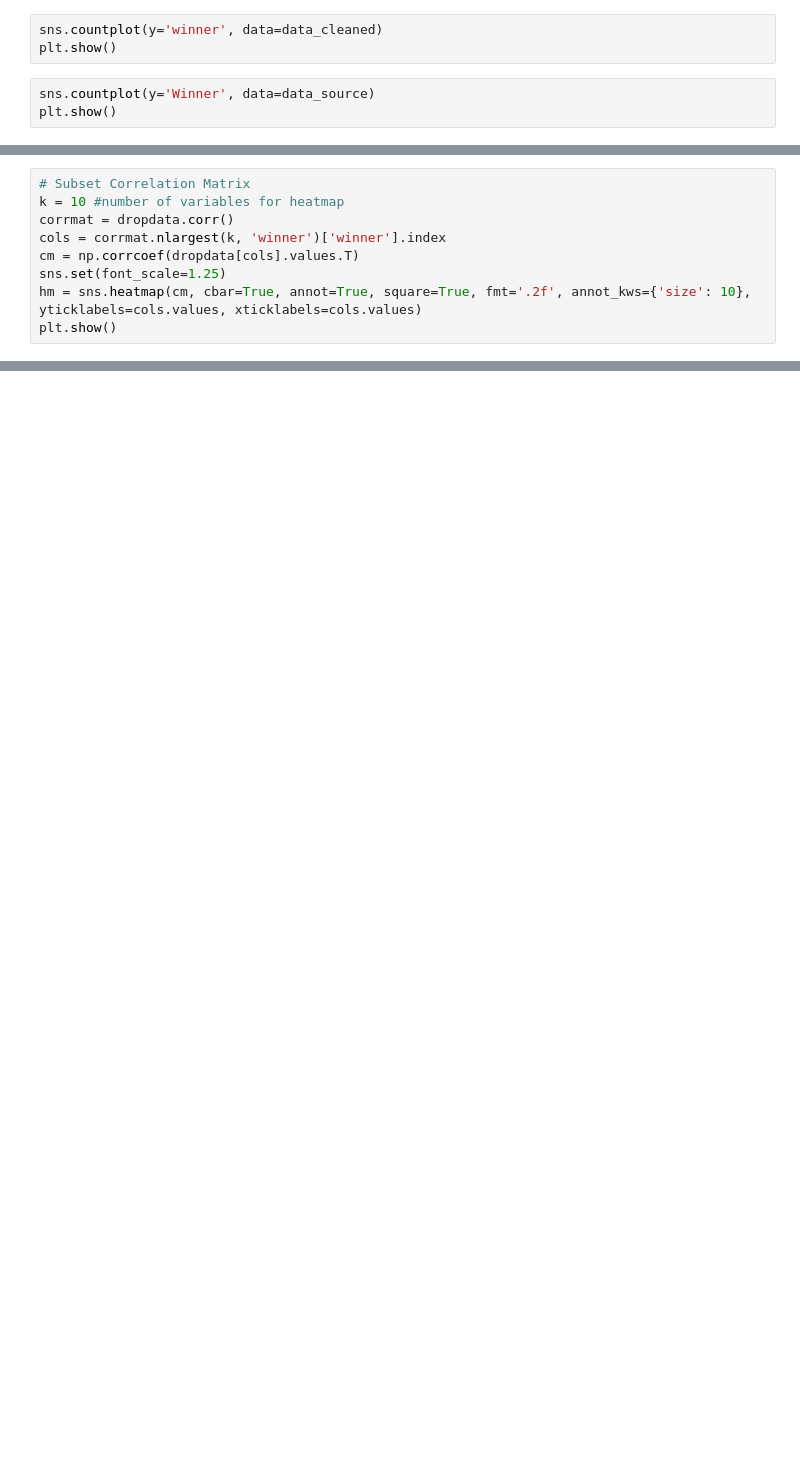
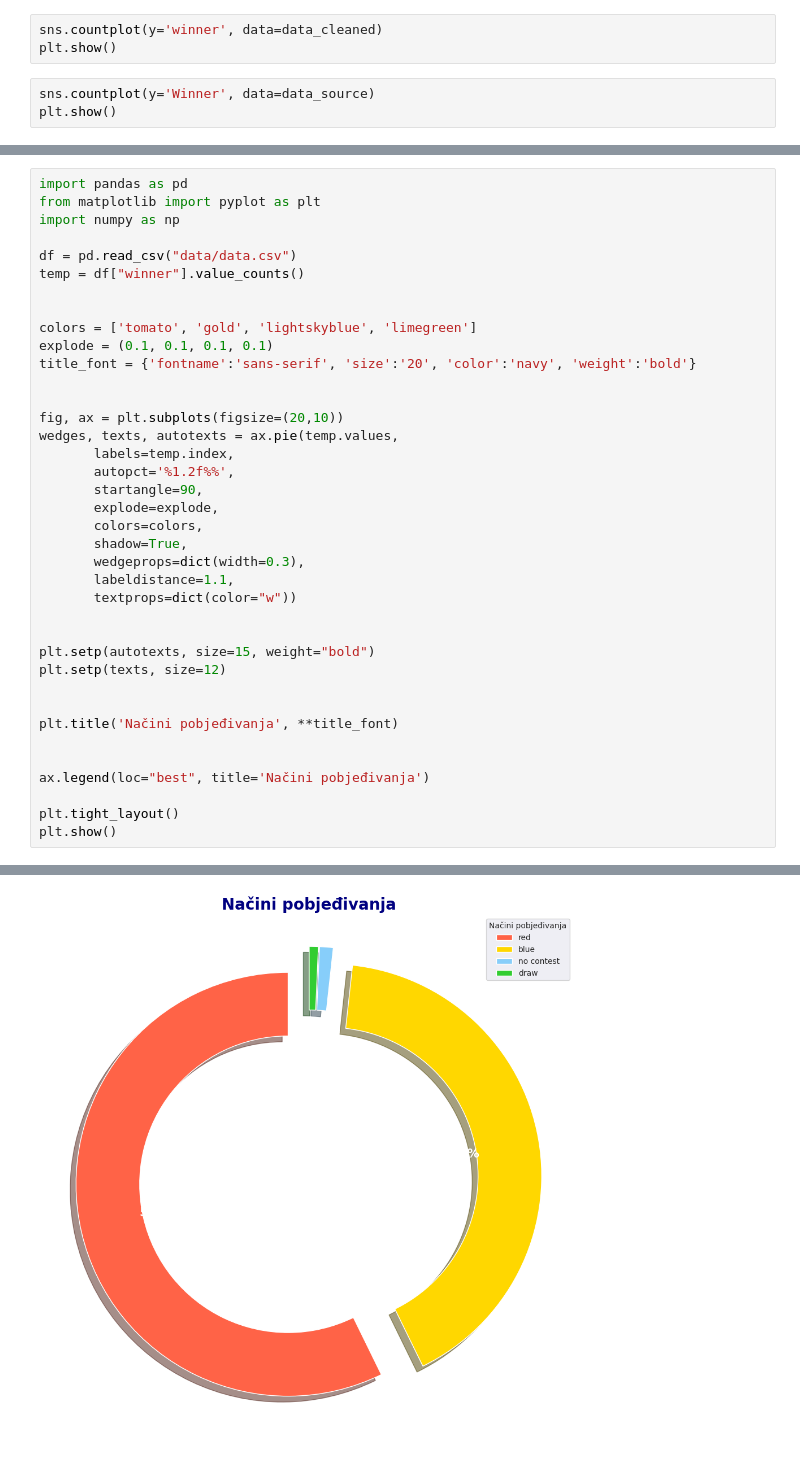
Before and after one commit to avulic/ufcChatVas, a Jupyter notebook: kod.ipynb, the cells around one changed output, grey strips where cells are left out. Drawn from its saved outputs; the diff is of its cells as text; blank space fills up the shorter version.

```diff
--- a/kod.ipynb
+++ b/kod.ipynb
@@ -657,9 +597,0 @@ sns.heatmap(corrmat, vmax=.8, square=True)
-# %%
-# Subset Correlation Matrix
-k = 10 #number of variables for heatmap
-corrmat = dropdata.corr()
-cols = corrmat.nlargest(k, 'winner')['winner'].index
-cm = np.corrcoef(dropdata[cols].values.T)
-sns.set(font_scale=1.25)
-hm = sns.heatmap(cm, cbar=True, annot=True, square=True, fmt='.2f', annot_kws={'size': 10}, yticklabels=cols.values, xticklabels=cols.values)
-plt.show()
@@ -669,0 +598,39 @@ sns.lmplot(x="B__Round3_Strikes_Body Significant Strikes_Attempts",
+# %%
+import pandas as pd
+from matplotlib import pyplot as plt
+import numpy as np
+
+df = pd.read_csv("data/data.csv")
+temp = df["winner"].value_counts()
+
+
+colors = ['tomato', 'gold', 'lightskyblue', 'limegreen']
+explode = (0.1, 0.1, 0.1, 0.1)
+title_font = {'fontname':'sans-serif', 'size':'20', 'color':'navy', 'weight':'bold'}
+
+
+fig, ax = plt.subplots(figsize=(20,10))
+wedges, texts, autotexts = ax.pie(temp.values,
+       labels=temp.index,
+       autopct='%1.2f%%',
+       startangle=90,
+       explode=explode,
+       colors=colors,
+       shadow=True,
+       wedgeprops=dict(width=0.3),
+       labeldistance=1.1,
+       textprops=dict(color="w"))
+
+
+plt.setp(autotexts, size=15, weight="bold")
+plt.setp(texts, size=12)
+
+
+plt.title('Načini pobjeđivanja', **title_font)
+
+
+ax.legend(loc="best", title='Načini pobjeđivanja')
+
+plt.tight_layout()
+plt.show()
+# %% [output]
@@ -669,0 +641 @@ sns.lmplot(x="B__Round3_Strikes_Body Significant Strikes_Attempts",
+[figure, added]
```
Also changed, not shown: parts of 42 cells of this notebook, 23 other files.
